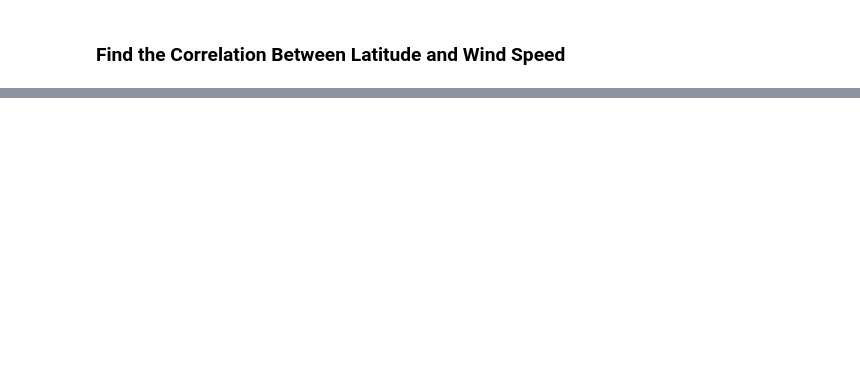
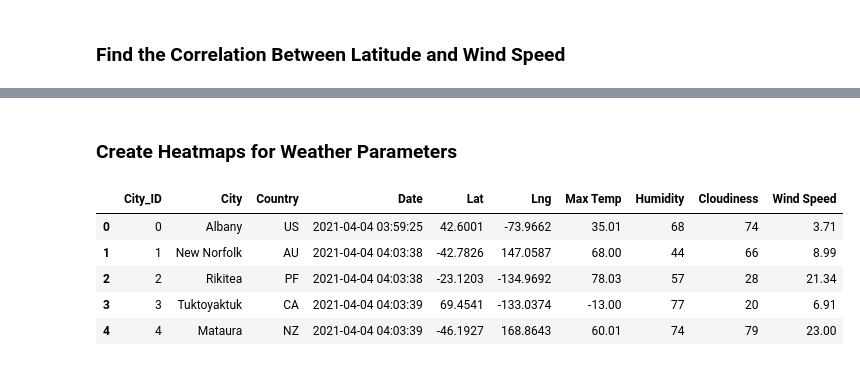
Before and after one commit to risedragon/World_Weather_Analysis, a Jupyter notebook: WeatherPy.ipynb, the cells around one changed output, grey strips where cells are left out. Saved outputs shown, nothing was run; the diff lists cells and outputs as text; code cells hidden in the pictures; blank space fills up the shorter version.

```diff
--- a/WeatherPy.ipynb
+++ b/WeatherPy.ipynb
@@ -386,0 +387,2 @@ plot_linear_regression(x_values, y_values,
+# %% [markdown]
+### Create Heatmaps for Weather Parameters
@@ -386,0 +394,11 @@ plot_linear_regression(x_values, y_values,
+# %%
+# Store the CSV you saved created in part one into a DataFrame.
+city_data_df = pd.read_csv("weather_data/cities.csv")
+city_data_df.head()
+# %% [output]
+|  | City_ID | City | Country | Date | Lat | Lng | Max Temp | Humidity | Cloudiness | Wind Speed |
+| 0 | 0 | Albany | US | 2021-04-04 03:59:25 | 42.6001 | -73.9662 | 35.01 | 68 | 74 | 3.71 |
+| 1 | 1 | New Norfolk | AU | 2021-04-04 04:03:38 | -42.7826 | 147.0587 | 68.00 | 44 | 66 | 8.99 |
+| 2 | 2 | Rikitea | PF | 2021-04-04 04:03:38 | -23.1203 | -134.9692 | 78.03 | 57 | 28 | 21.34 |
+| 3 | 3 | Tuktoyaktuk | CA | 2021-04-04 04:03:39 | 69.4541 | -133.0374 | -13.00 | 77 | 20 | 6.91 |
+| 4 | 4 | Mataura | NZ | 2021-04-04 04:03:39 | -46.1927 | 168.8643 | 60.01 | 74 | 79 | 23.00 |
```
Also changed, not shown: parts of 43 cells of this notebook, 6 other files.
